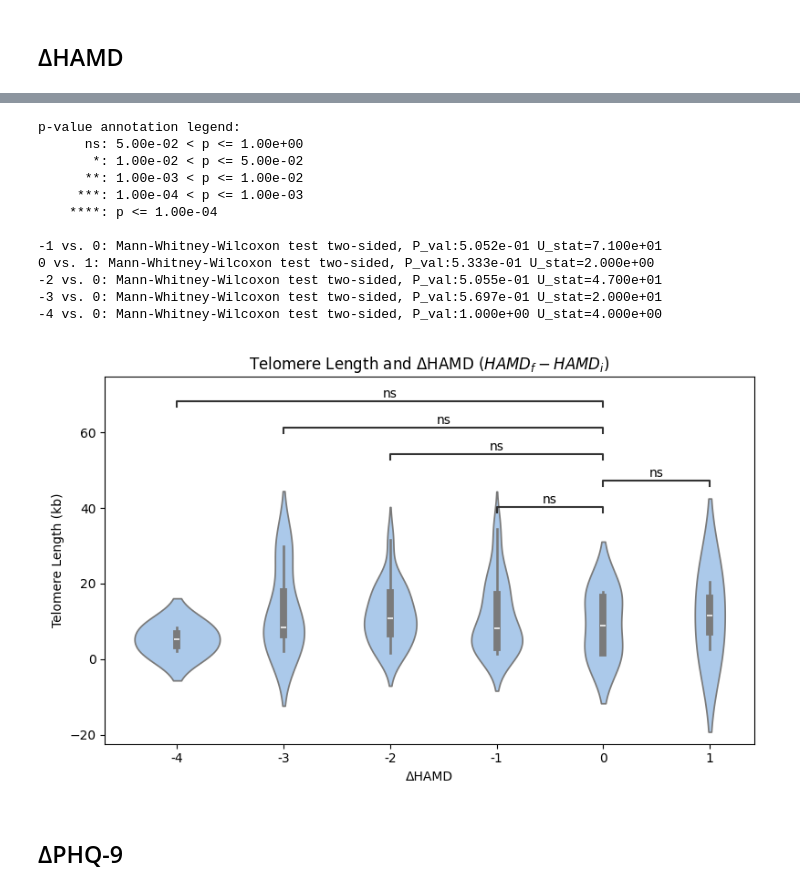
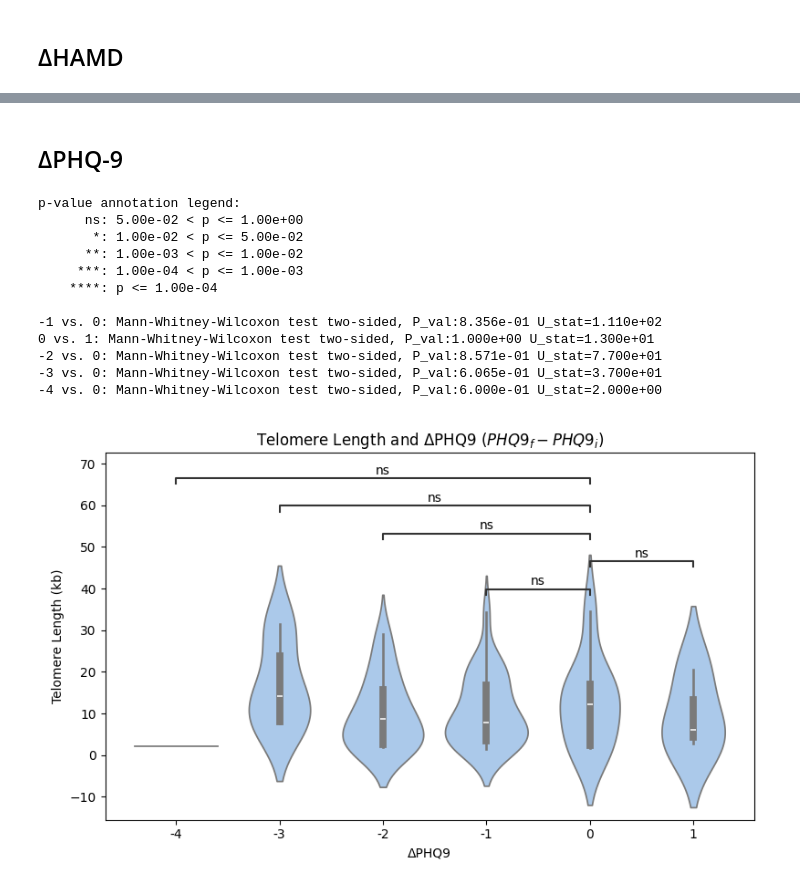
Before and after one commit to akaeii/telomere-mental-health, a Jupyter notebook: exploratory_data_analysis.ipynb, the cells around one changed output, grey strips where cells are left out. Cells and saved outputs as stored; diff of their text form; code cells hidden in the pictures.

```diff
--- a/exploratory_data_analysis.ipynb
+++ b/exploratory_data_analysis.ipynb
@@ -589,39 +676,41 @@ delta_hamd = data.hamd_8th_week - data.hamd_initial_score
-# %%
-delta_hamd_fig, delta_hamd_ax = plt.subplots(1, 1, figsize=(8, 5))
-
-sns.violinplot(x=delta_hamd, y=data.telomere_length)
-
-delta_hamd_ax.set(
-    title="Telomere Length and ΔHAMD $(HAMD_{f} - HAMD_{i}$)",
-    xlabel="ΔHAMD",
-    ylabel="Telomere Length (kb)",
-)
-
-annotator = Annotator(
-    ax=delta_hamd_ax,
-    pairs=[(0, -4), (0, -3), (0, -2), (0, -1), (0, 1)],
-    x=delta_hamd,
-    y=data.telomere_length,
-)
-annotator.configure(test="Mann-Whitney", text_format="star", loc="inside")
-annotator.apply_and_annotate()
-
-
-delta_hamd_fig.tight_layout()
-delta_hamd_fig.savefig("figures/Telomere Length vs. ΔHAMD.png", dpi=300)
-# %% [output]
-p-value annotation legend:
-      ns: 5.00e-02 < p <= 1.00e+00
-       *: 1.00e-02 < p <= 5.00e-02
-      **: 1.00e-03 < p <= 1.00e-02
-     ***: 1.00e-04 < p <= 1.00e-03
-    ****: p <= 1.00e-04
-
--1 vs. 0: Mann-Whitney-Wilcoxon test two-sided, P_val:5.052e-01 U_stat=7.100e+01
-0 vs. 1: Mann-Whitney-Wilcoxon test two-sided, P_val:5.333e-01 U_stat=2.000e+00
--2 vs. 0: Mann-Whitney-Wilcoxon test two-sided, P_val:5.055e-01 U_stat=4.700e+01
--3 vs. 0: Mann-Whitney-Wilcoxon test two-sided, P_val:5.697e-01 U_stat=2.000e+01
--4 vs. 0: Mann-Whitney-Wilcoxon test two-sided, P_val:1.000e+00 U_stat=4.000e+00
-[figure, removed]
 # %% [markdown]
 <h2>ΔPHQ-9</h2>
+# %%
+delta_phq9 = data.phq9_8th_week - data.phq9_initial_score
+# %%
+delta_phq9_fig, delta_phq9_ax = plt.subplots(1, 1, figsize=(8, 5))
+
+sns.violinplot(x=delta_phq9, y=data.telomere_length)
+
+delta_phq9_ax.set(
+    title="Telomere Length and ΔPHQ9 $(PHQ9_{f} - PHQ9_{i}$)",
+    xlabel="ΔPHQ9",
+    ylabel="Telomere Length (kb)",
+)
+
+annotator = Annotator(
+    ax=delta_phq9_ax,
+    pairs=[(0, -4), (0, -3), (0, -2), (0, -1), (0, 1)],
+    x=delta_phq9,
+    y=data.telomere_length,
+)
+annotator.configure(test="Mann-Whitney", text_format="star", loc="inside")
+annotator.apply_and_annotate()
+
+
+delta_phq9_fig.tight_layout()
+delta_phq9_fig.savefig("figures/Telomere Length vs. ΔPHQ9.png", dpi=300)
+# %% [output]
+p-value annotation legend:
+      ns: 5.00e-02 < p <= 1.00e+00
+       *: 1.00e-02 < p <= 5.00e-02
+      **: 1.00e-03 < p <= 1.00e-02
+     ***: 1.00e-04 < p <= 1.00e-03
+    ****: p <= 1.00e-04
+
+-1 vs. 0: Mann-Whitney-Wilcoxon test two-sided, P_val:8.356e-01 U_stat=1.110e+02
+0 vs. 1: Mann-Whitney-Wilcoxon test two-sided, P_val:1.000e+00 U_stat=1.300e+01
+-2 vs. 0: Mann-Whitney-Wilcoxon test two-sided, P_val:8.571e-01 U_stat=7.700e+01
+-3 vs. 0: Mann-Whitney-Wilcoxon test two-sided, P_val:6.065e-01 U_stat=3.700e+01
+-4 vs. 0: Mann-Whitney-Wilcoxon test two-sided, P_val:6.000e-01 U_stat=2.000e+00
+[figure, added]
```
Also changed, not shown: parts of 7 cells of this notebook, 4 other files.
